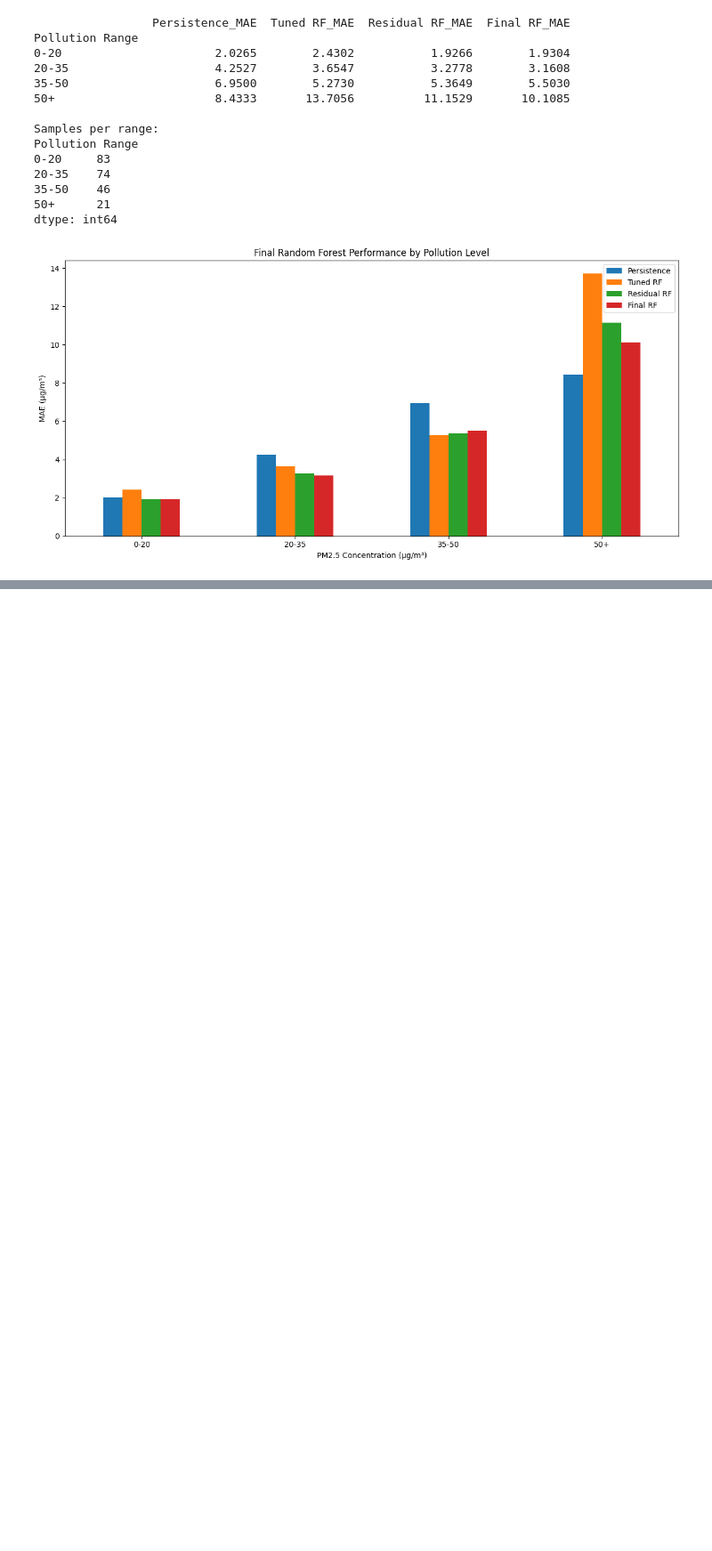
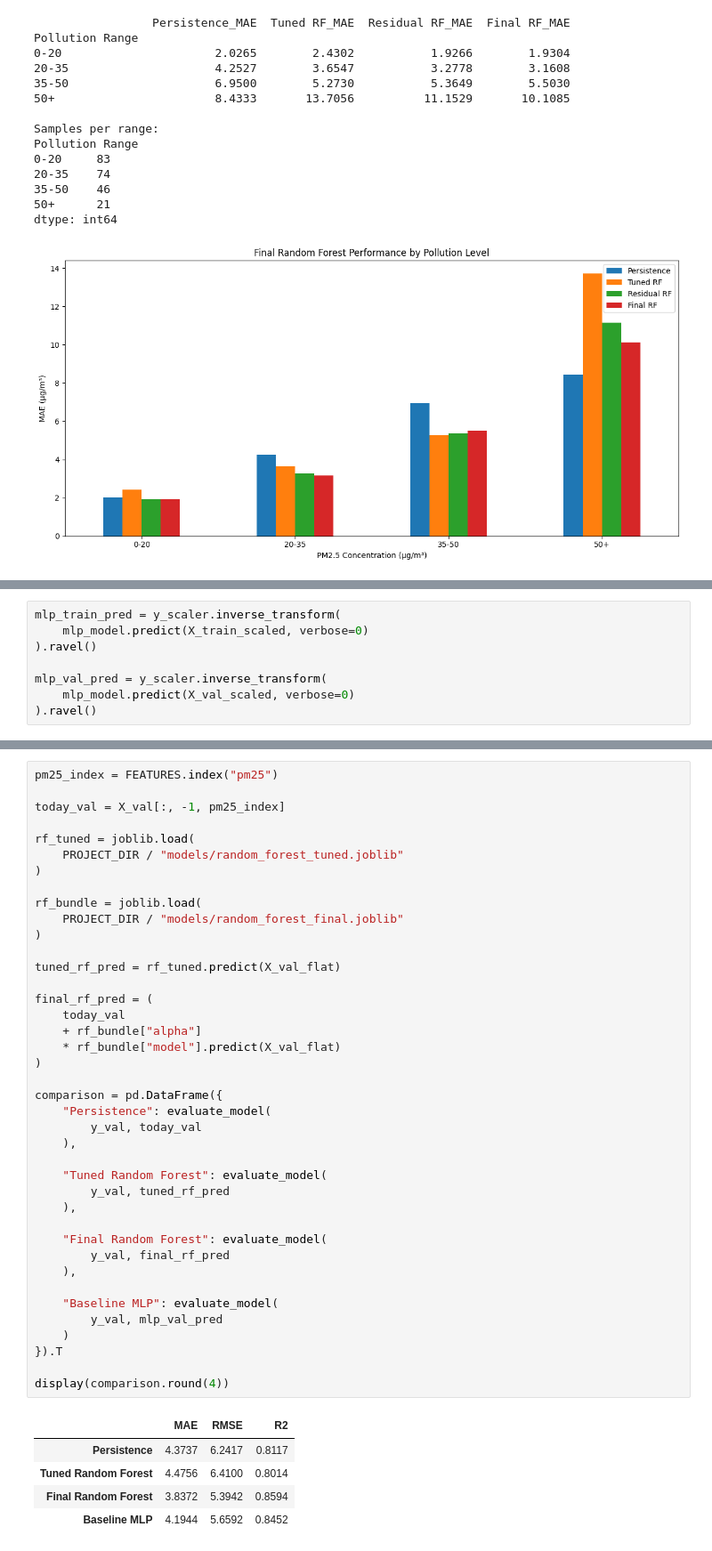
Before and after one commit to mapadeawdai/PM2.5_Prediction, a Jupyter notebook: main.ipynb, the cells around one changed output, grey strips where cells are left out. Shown at 89% size. Cells and saved outputs as stored; diff of their text form; blank space fills up the shorter version.

```diff
--- a/main.ipynb
+++ b/main.ipynb
@@ -2729,0 +2942,8 @@ dtype: int64
+# %%
+mlp_train_pred = y_scaler.inverse_transform(
+    mlp_model.predict(X_train_scaled, verbose=0)
+).ravel()
+
+mlp_val_pred = y_scaler.inverse_transform(
+    mlp_model.predict(X_val_scaled, verbose=0)
+).ravel()
@@ -2729,0 +2976,46 @@ dtype: int64
+# %%
+pm25_index = FEATURES.index("pm25")
+
+today_val = X_val[:, -1, pm25_index]
+
+rf_tuned = joblib.load(
+    PROJECT_DIR / "models/random_forest_tuned.joblib"
+)
+
+rf_bundle = joblib.load(
+    PROJECT_DIR / "models/random_forest_final.joblib"
+)
+
+tuned_rf_pred = rf_tuned.predict(X_val_flat)
+
+final_rf_pred = (
+    today_val
+    + rf_bundle["alpha"]
+    * rf_bundle["model"].predict(X_val_flat)
+)
+
+comparison = pd.DataFrame({
+    "Persistence": evaluate_model(
+        y_val, today_val
+    ),
+
+    "Tuned Random Forest": evaluate_model(
+        y_val, tuned_rf_pred
+    ),
+
+    "Final Random Forest": evaluate_model(
+        y_val, final_rf_pred
+    ),
+
+    "Baseline MLP": evaluate_model(
+        y_val, mlp_val_pred
+    )
+}).T
+
+display(comparison.round(4))
+# %% [output]
+|  | MAE | RMSE | R2 |
+| Persistence | 4.3737 | 6.2417 | 0.8117 |
+| Tuned Random Forest | 4.4756 | 6.4100 | 0.8014 |
+| Final Random Forest | 3.8372 | 5.3942 | 0.8594 |
+| Baseline MLP | 4.1944 | 5.6592 | 0.8452 |
```
Also changed, not shown: parts of 8 cells of this notebook.
